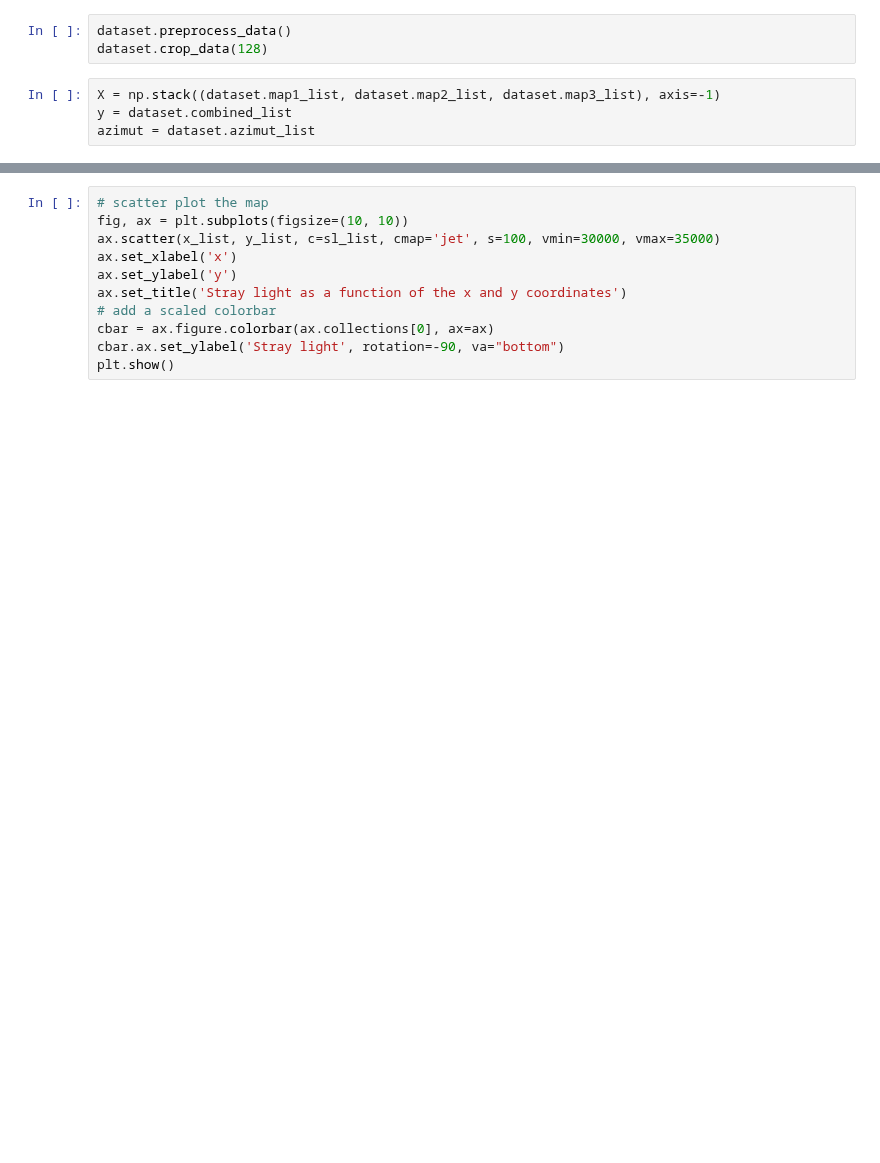
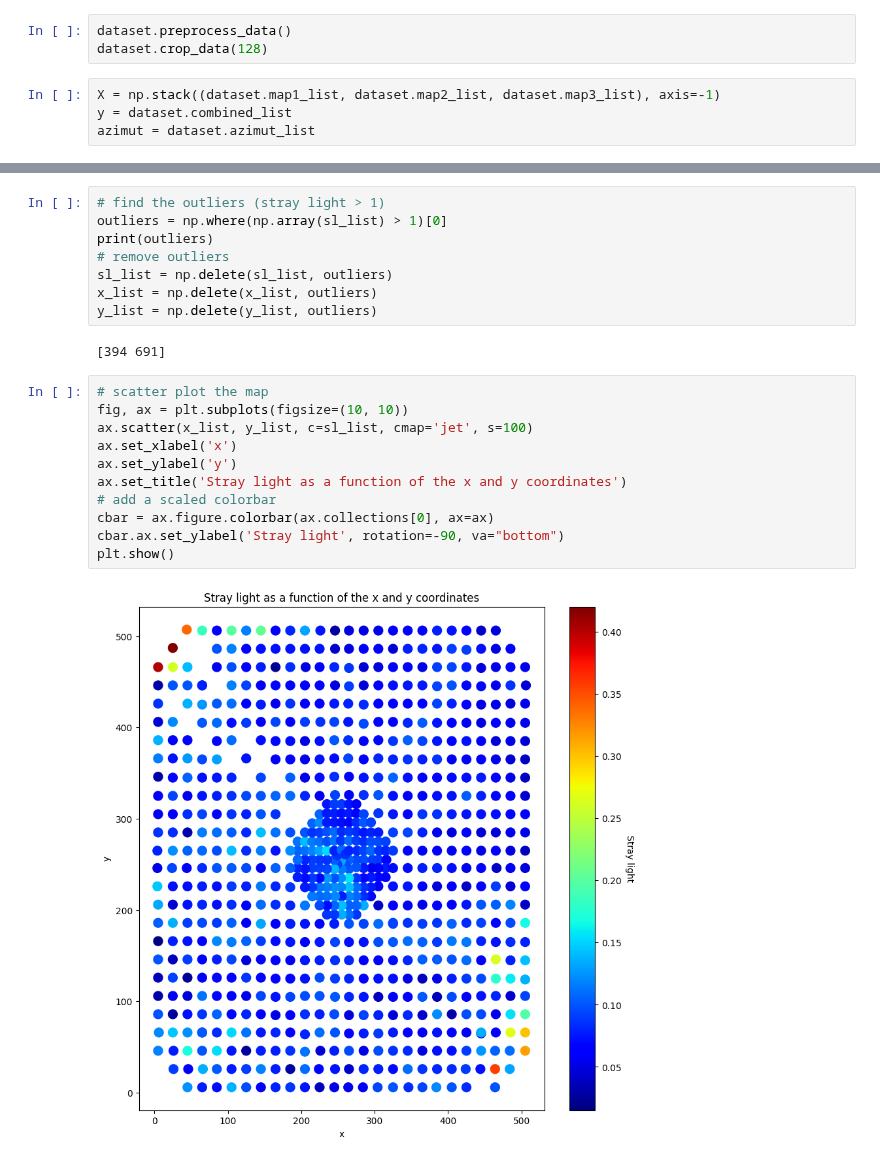
Before and after one commit to m7415/deep_learning_3MI, a Jupyter notebook: useCase.ipynb, the cells around one changed output, grey strips where cells are left out. Cells and saved outputs as stored; diff of their text form; blank space fills up the shorter version.

Commit message:
embeding, combining, outliers

```diff
--- a/useCase.ipynb
+++ b/useCase.ipynb
@@ -118,13 +125,25 @@ for i, pred in enumerate(preds):
+# %%
+# find the outliers (stray light > 1)
+outliers = np.where(np.array(sl_list) > 1)[0]
+print(outliers)
+# remove outliers
+sl_list = np.delete(sl_list, outliers)
+x_list = np.delete(x_list, outliers)
+y_list = np.delete(y_list, outliers)
+# %% [output]
+[394 691]
 # %%
 # scatter plot the map
 fig, ax = plt.subplots(figsize=(10, 10))
-ax.scatter(x_list, y_list, c=sl_list, cmap='jet', s=100, vmin=30000, vmax=35000)
+ax.scatter(x_list, y_list, c=sl_list, cmap='jet', s=100)
 ax.set_xlabel('x')
 ax.set_ylabel('y')
 ax.set_title('Stray light as a function of the x and y coordinates')
 # add a scaled colorbar
 cbar = ax.figure.colorbar(ax.collections[0], ax=ax)
 cbar.ax.set_ylabel('Stray light', rotation=-90, va="bottom")
 plt.show()
+# %% [output]
+[figure, added]
 # %%
 # plot the stray light as a function of the elevation
```
Also changed, not shown: parts of 5 cells of this notebook, 2 other files.
